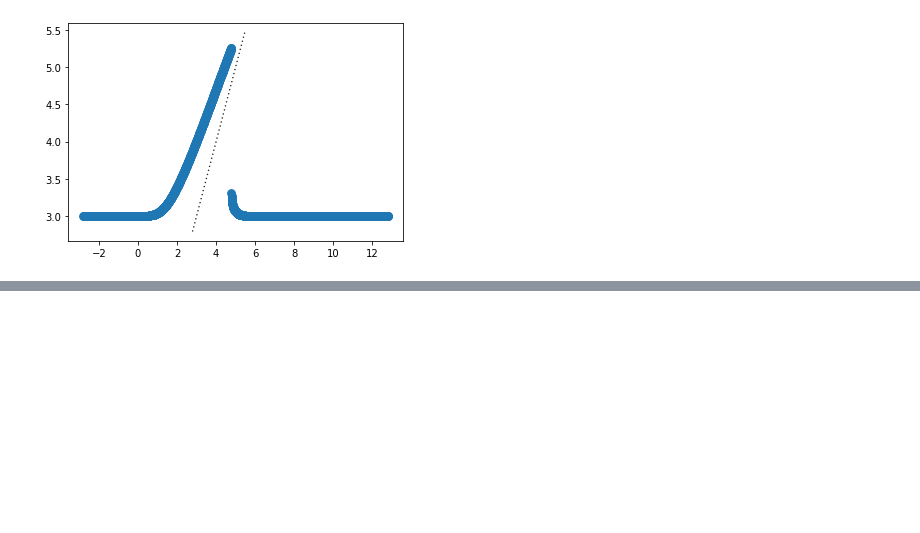
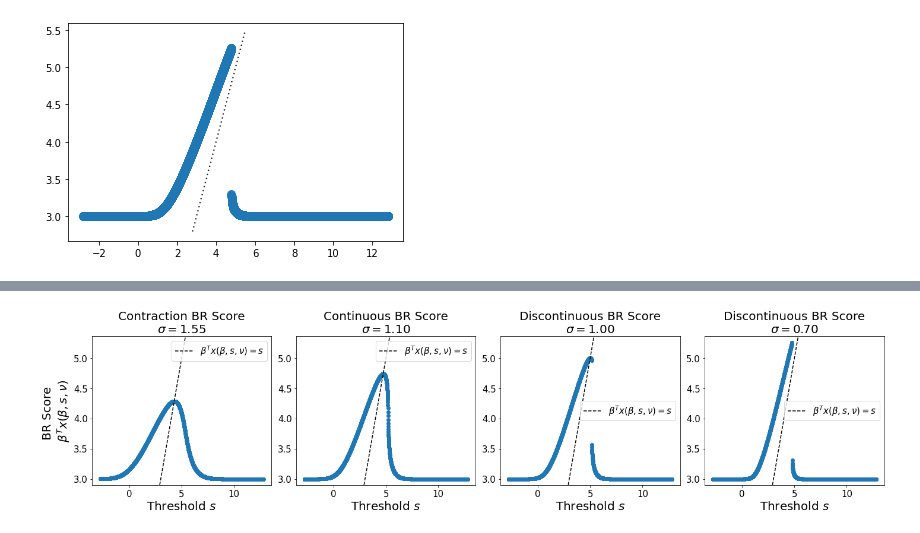
Before and after one commit to roshni714/ml-with-strategic-agents, a Jupyter notebook: paper-agent-class.ipynb, the cells around one changed output, grey strips where cells are left out. Cells and saved outputs as stored; diff of their text form; code cells hidden in the pictures; blank space fills up the shorter version.

```diff
--- a/paper-agent-class.ipynb
+++ b/paper-agent-class.ipynb
@@ -114,0 +140,61 @@ plt.savefig("figs/paper_continuity.pdf")
+# %%
+fig, ax = plt.subplots(1, 4, figsize=(20, 5), sharex=True)
+#plt.xlabel("Perceived Threshold " + r"$s$")
+
+line = np.linspace(min(scores_brs_discont[good_idx]) - 0.1, max(scores_brs_discont[good_idx]) + 0.1, 50)
+
+ax[0].scatter(thresholds, scores_brs_contraction)
+ax[0].set_title("Contraction BR Score\n" + r"$\sigma=1.55$", fontsize=20)
+
+
+ax[1].scatter(thresholds, scores_brs_cont)
+#ax[2].set_xlabel("Perceived Threshold " + r"$s$")
+#ax[2].set_ylabel("Agent Best Response Score \n" + r"$\beta^{T}g(\beta, s, \eta, \gamma)$", fontsize=15)
+ax[1].set_title("Continuous BR Score\n" + r"$\sigma=1.10$", fontsize=20)
+
+
+ax[2].scatter(thresholds, scores_brs_discont_w_fp)
+#ax[1].set_xlabel("Perceived Threshold " + r"$s$")
+#ax[2].set_ylabel("Agent Best Response Score \n" + r"$\beta^{T}g(\beta, s, \eta, \gamma)$", fontsize=15)
+ax[2].set_title("Discontinuous BR Score\n" + r"$\sigma=1.00$", fontsize=20)
+
+
+ax[3].scatter(thresholds[good_idx], scores_brs_discont[good_idx])
+#ax[0].set_xlabel("Perceived Threshold " + r"$s$")
+ax[0].set_ylabel("BR Score \n" + r"$\beta^{T}x(\beta, s, \nu)$", fontsize=20)
+ax[3].set_title("Discontinuous BR Score" + "\n" + r"$\sigma=0.70$", fontsize=20)
+
+all_scores = scores_brs_cont + scores_brs_discont
+
+max_score = max(max(scores_brs_discont), max(scores_brs_cont))+ 0.10
+min_score = min(min(scores_brs_cont), min(scores_brs_cont)) - 0.10
+
+ax[3].set_ylim(min_score , max_score )
+ax[2].set_ylim(min_score , max_score )
+ax[1].set_ylim(min_score , max_score )
+ax[0].set_ylim(min_score , max_score )
+
+
+
+
+# # Get extents of subplot
+# x0 = min([a.get_position().x0 for a in ax])
+# y0 = min([a.get_position().y0 for a in ax])
+# x1 = max([a.get_position().x1 for a in ax])
+# y1 = max([a.get_position().y1 for a in ax])
+
+# # Hidden axes for common x and y labels
+# plt.axes([x0, y0, x1 - x0, y1 - y0], frameon=False)
+# plt.tick_params(labelcolor='none', top=False, bottom=False, left=False, right=False)
+for i in range(4):
+    ax[i].set_xlabel("Threshold " + r"$s$", fontsize=20)
+    ax[i].xaxis.set_tick_params(labelsize=15)
+    ax[i].yaxis.set_tick_params(labelsize=15)
+    ax[i].plot(line, line, "--", c="k", label=r"$\beta^{T}x(\beta, s, \nu) = s$")
+    ax[i].legend(fontsize=15)
+
+
+plt.tight_layout()
+plt.savefig("figs/continuity-4.pdf")
+# %% [output]
+[figure, added]
```
Also changed, not shown: parts of 15 cells of this notebook, 3 other files.
